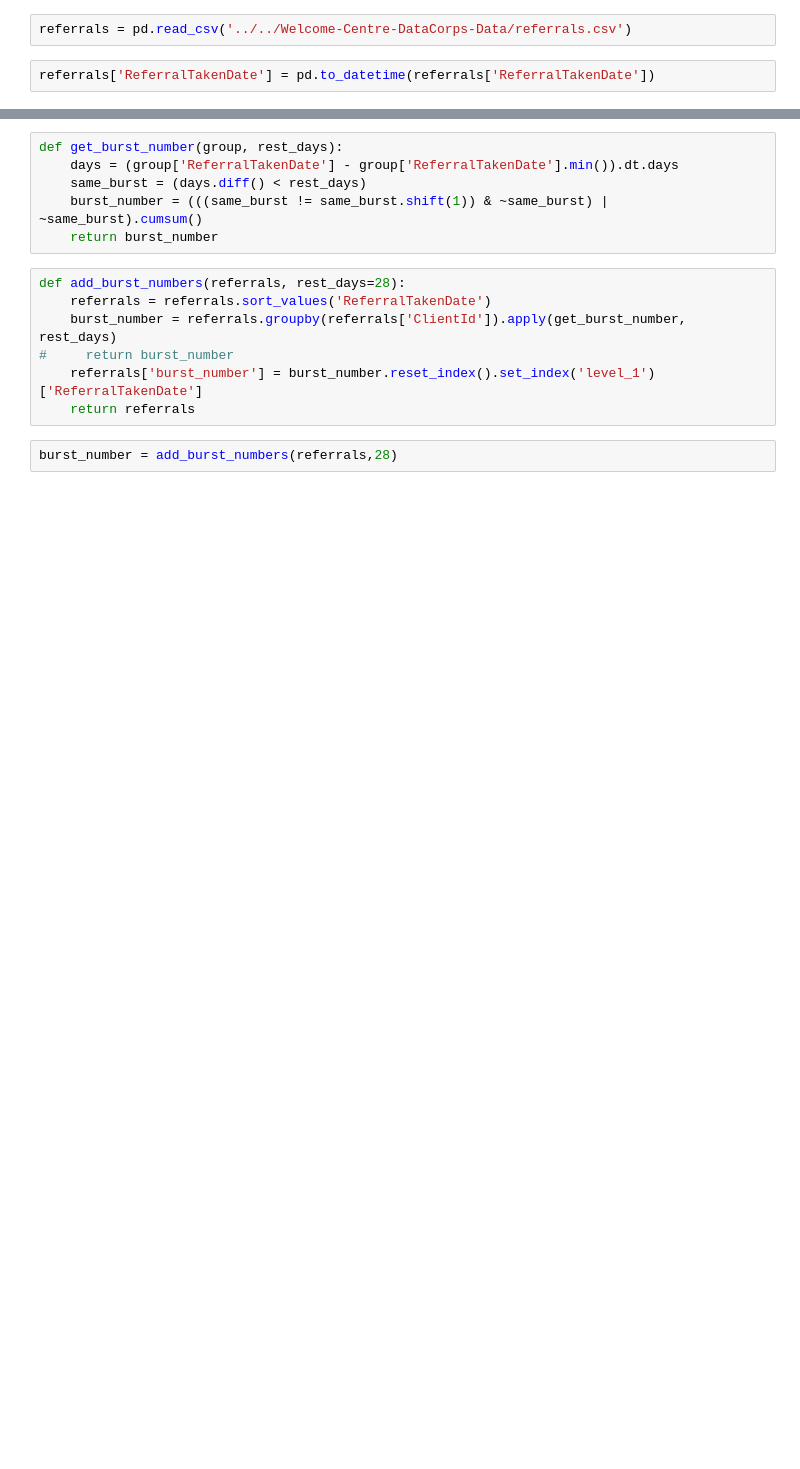
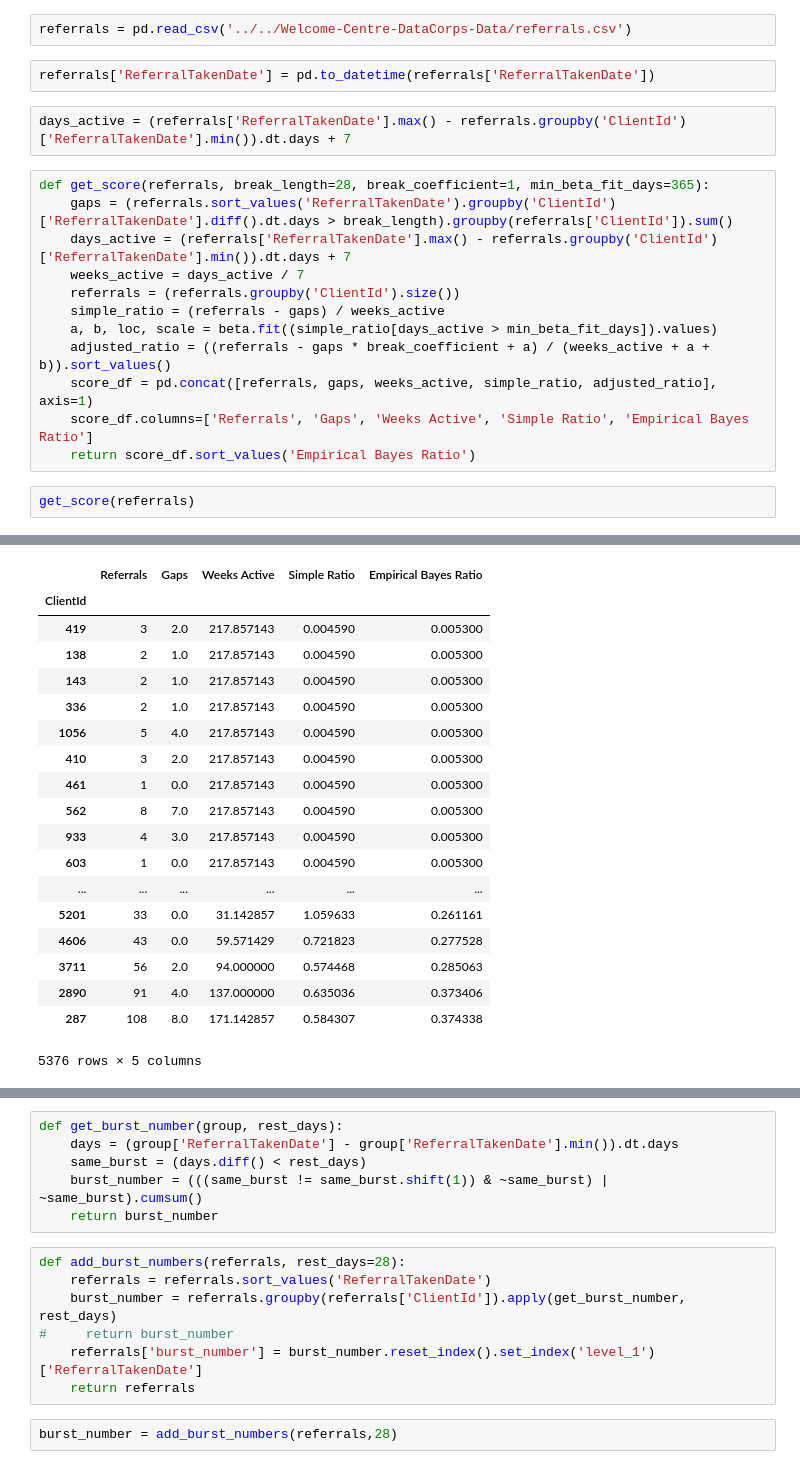
Before and after one commit to DataKind-UK/Welcome-Centre-DataCorps-Code, a Jupyter notebook: notebooks/dependency_score.ipynb, the cells around one changed output, grey strips where cells are left out. Cells and saved outputs as stored; diff of their text form; blank space fills up the shorter version.

Commit message:
Dependency score - Bayes with Gaps

```diff
--- a/notebooks/dependency_score.ipynb
+++ b/notebooks/dependency_score.ipynb
@@ -5,3 +8,20 @@ import numpy as np
 referrals = pd.read_csv('../../Welcome-Centre-DataCorps-Data/referrals.csv')
 # %%
 referrals['ReferralTakenDate'] = pd.to_datetime(referrals['ReferralTakenDate'])
+# %%
+days_active = (referrals['ReferralTakenDate'].max() - referrals.groupby('ClientId')['ReferralTakenDate'].min()).dt.days + 7
+# %%
+def get_score(referrals, break_length=28, break_coefficient=1, min_beta_fit_days=365):
+    gaps = (referrals.sort_values('ReferralTakenDate').groupby('ClientId')['ReferralTakenDate'].diff().dt.days > break_length).groupby(referrals['ClientId']).sum()
+    days_active = (referrals['ReferralTakenDate'].max() - referrals.groupby('ClientId')['ReferralTakenDate'].min()).dt.days + 7
+    weeks_active = days_active / 7
+    referrals = (referrals.groupby('ClientId').size())
+    simple_ratio = (referrals - gaps) / weeks_active
+    a, b, loc, scale = beta.fit((simple_ratio[days_active > min_beta_fit_days]).values)
+    adjusted_ratio = ((referrals - gaps * break_coefficient + a) / (weeks_active + a + b)).sort_values()
+    score_df = pd.concat([referrals, gaps, weeks_active, simple_ratio, adjusted_ratio], axis=1)
+    score_df.columns=['Referrals', 'Gaps', 'Weeks Active', 'Simple Ratio', 'Empirical Bayes Ratio']
+    return score_df.sort_values('Empirical Bayes Ratio')
+# %%
+get_score(referrals)
+# %% [output]
@@ -7,0 +29,19 @@ referrals['ReferralTakenDate'] = pd.to_datetime(referrals['ReferralTakenDate'])
+|  | Referrals | Gaps | Weeks Active | Simple Ratio | Empirical Bayes Ratio |
+| ClientId |  |  |  |  |  |
+| 419 | 3 | 2.0 | 217.857143 | 0.004590 | 0.005300 |
+| 138 | 2 | 1.0 | 217.857143 | 0.004590 | 0.005300 |
+| 143 | 2 | 1.0 | 217.857143 | 0.004590 | 0.005300 |
+| 336 | 2 | 1.0 | 217.857143 | 0.004590 | 0.005300 |
+| 1056 | 5 | 4.0 | 217.857143 | 0.004590 | 0.005300 |
+| 410 | 3 | 2.0 | 217.857143 | 0.004590 | 0.005300 |
+| 461 | 1 | 0.0 | 217.857143 | 0.004590 | 0.005300 |
+| 562 | 8 | 7.0 | 217.857143 | 0.004590 | 0.005300 |
+| 933 | 4 | 3.0 | 217.857143 | 0.004590 | 0.005300 |
+| 603 | 1 | 0.0 | 217.857143 | 0.004590 | 0.005300 |
+| ... | ... | ... | ... | ... | ... |
+| 5201 | 33 | 0.0 | 31.142857 | 1.059633 | 0.261161 |
+| 4606 | 43 | 0.0 | 59.571429 | 0.721823 | 0.277528 |
+| 3711 | 56 | 2.0 | 94.000000 | 0.574468 | 0.285063 |
+| 2890 | 91 | 4.0 | 137.000000 | 0.635036 | 0.373406 |
+| 287 | 108 | 8.0 | 171.142857 | 0.584307 | 0.374338 |
+5376 rows × 5 columns
```
Also changed, not shown: parts of 24 cells of this notebook.
